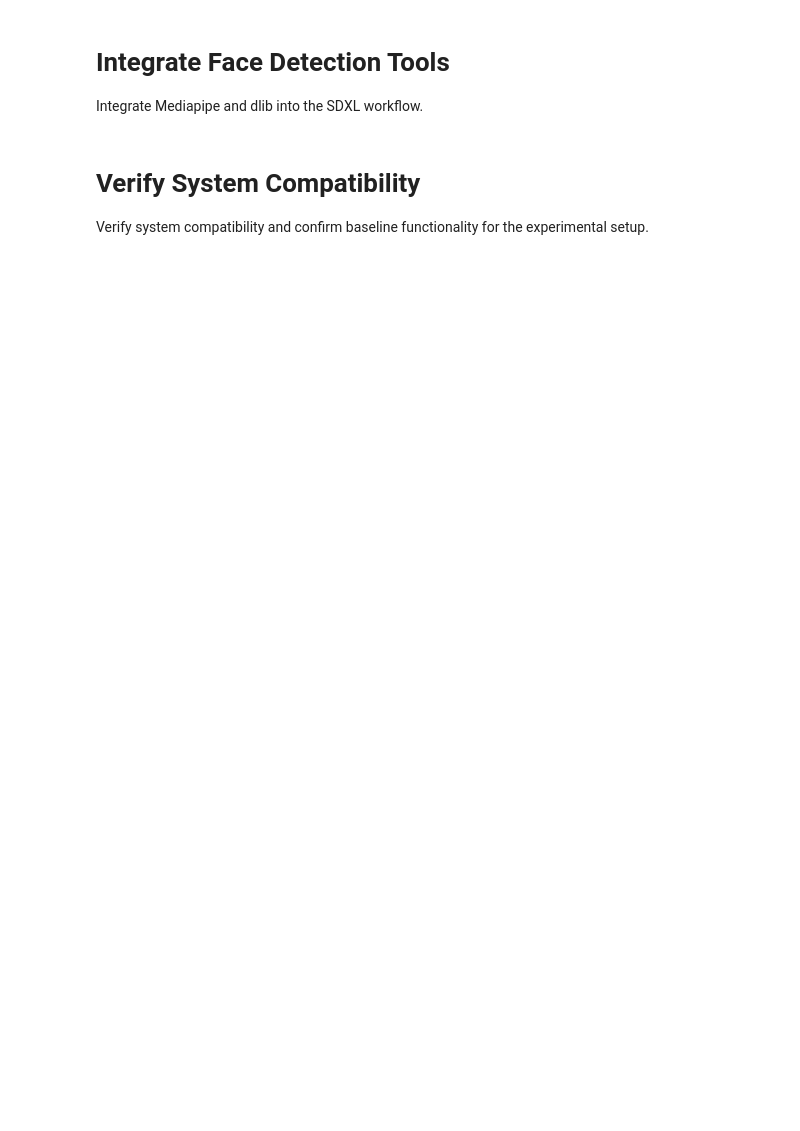
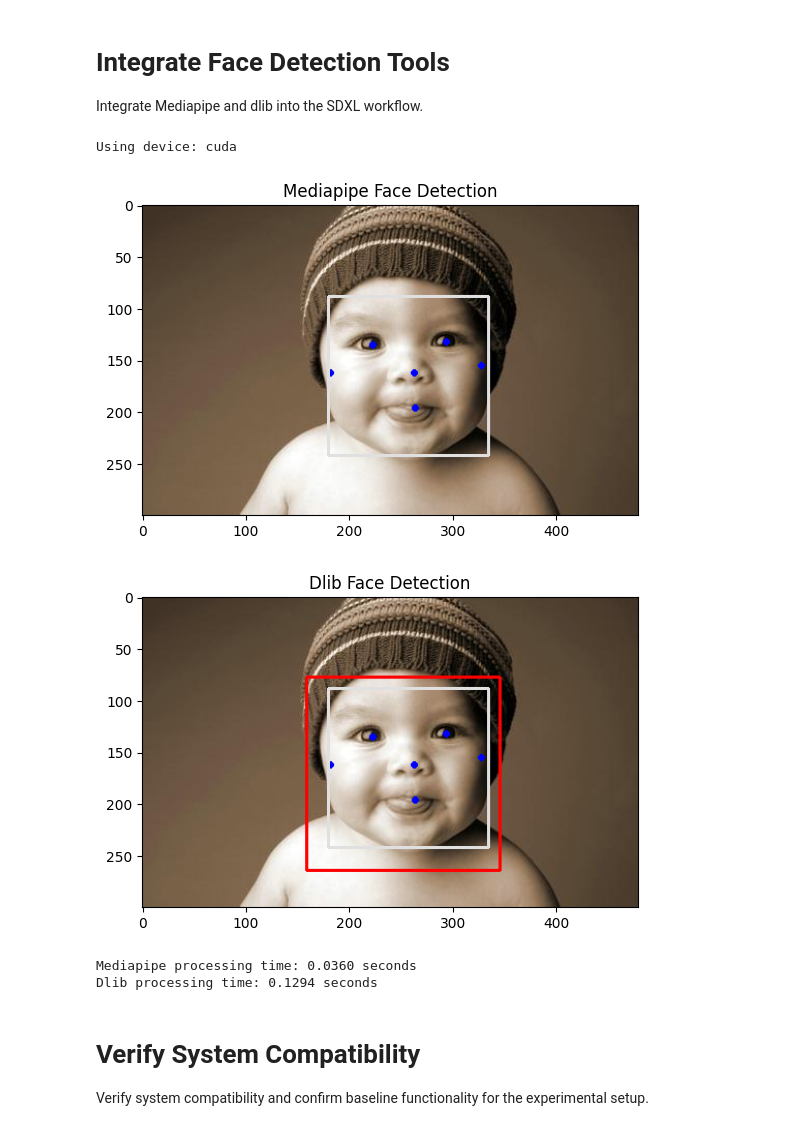
Before and after one commit to Rishardmunene/Stable-Diffusion-test, a Jupyter notebook: Testing PE.ipynb, the cells around one changed output. Drawn from its saved outputs; the diff is of its cells as text; code cells hidden in the pictures; blank space fills up the shorter version.

```diff
--- a/Testing PE.ipynb
+++ b/Testing PE.ipynb
@@ -89,7 +118,7 @@ device = torch.device("cuda" if torch.cuda.is_available() else "cpu")
 print(f"Using device: {device}")
 
 # Load sample image
-image_path = 'path_to_sample_image.jpg'
+image_path = '/content/Sample_images/1_0_0_20161219194756275.jpg'
 image = Image.open(image_path)
 image_np = np.array(image)
 
@@ -104,33 +133,39 @@ with mp_face_detection.FaceDetection(model_selection=1, min_detection_confidence
 
     if results.detections:
         for detection in results.detections:
             mp_drawing.draw_detection(image_np, detection)
 
 # Display Mediapipe results
 plt.imshow(image_np)
 plt.title('Mediapipe Face Detection')
 plt.show()
 
 # Dlib face detection
 detector = dlib.get_frontal_face_detector()
 
 start_time = time.time()
 dlib_faces = detector(image_np, 1)
 dlib_time = time.time() - start_time
 
 # Draw rectangles around detected faces
 for face in dlib_faces:
     x, y, w, h = (face.left(), face.top(), face.width(), face.height())
     cv2.rectangle(image_np, (x, y), (x + w, y + h), (255, 0, 0), 2)
 
 # Display Dlib results
 plt.imshow(image_np)
 plt.title('Dlib Face Detection')
 plt.show()
 
 # Print processing times
 print(f"Mediapipe processing time: {mediapipe_time:.4f} seconds")
 print(f"Dlib processing time: {dlib_time:.4f} seconds")
+# %% [output]
+Using device: cuda
+[figure, added]
+[figure, added]
+Mediapipe processing time: 0.0360 seconds
+Dlib processing time: 0.1294 seconds
 # %% [markdown]
 # Verify System Compatibility
 Verify system compatibility and confirm baseline functionality for the experimental setup.
```
Also changed, not shown: parts of 6 cells of this notebook.
